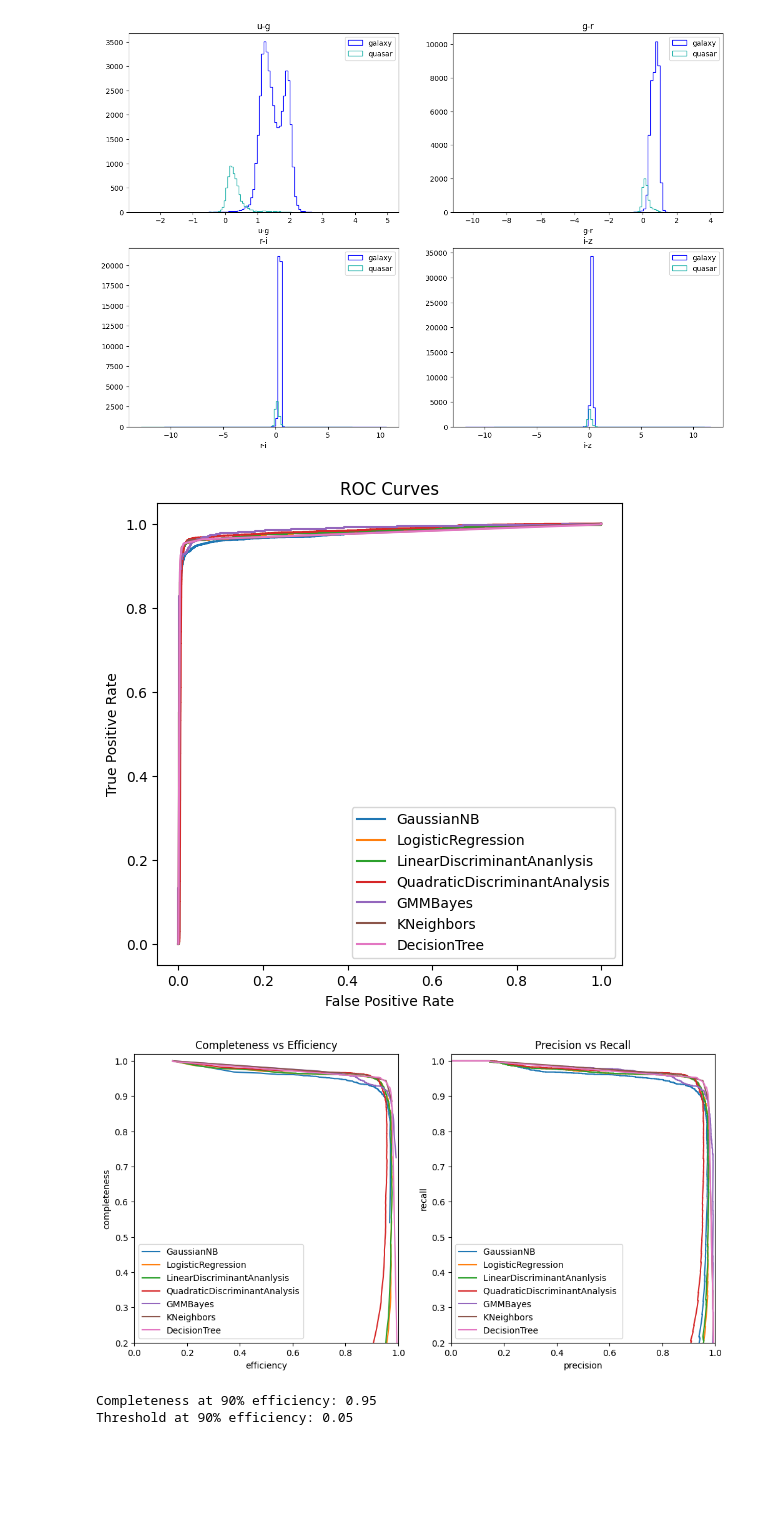
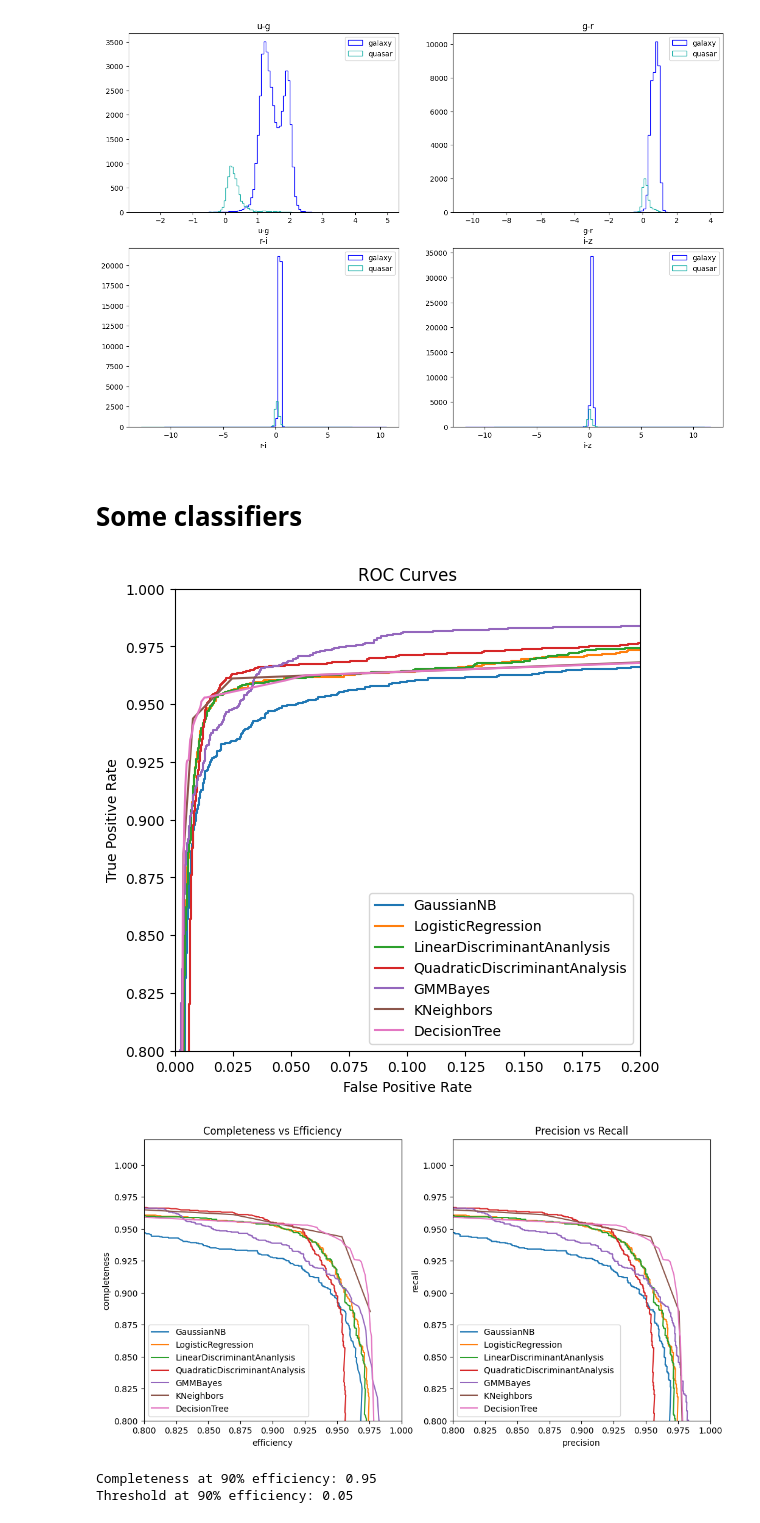
Before and after one commit to malvibellotti/astrostatistics_bicocca_2024, a Jupyter notebook: working/lecture_19_galaxy_quasars.ipynb, the cells around one changed output. Drawn from its saved outputs; the diff is of its cells as text; code cells hidden in the pictures; blank space fills up the shorter version.

```diff
--- a/working/lecture_19_galaxy_quasars.ipynb
+++ b/working/lecture_19_galaxy_quasars.ipynb
@@ -94,0 +65,8 @@ fig.colorbar(scatter, ax=axes, orientation='horizontal', fraction=0.02, pad=0.04
+# %%
+u = data['u']
+g = data['g']
+r = data['r']
+i = data['i']
+z = data['z']
+
+class_ = data['class']
@@ -124,22 +128,3 @@ print(X.shape, y.shape)
 # %% [output]
 [0.43537 1.76946 1.73268 ... 0.20103 0.186   0.09355]
 (200000,) (50000,)
-# %%
-fig, axes = plt.subplots(3, 2, figsize=(15, 15))
-
-# List of color combinations
-color_combinations = [
-    (u_g, g_r, 'u-g', 'g-r'),
-    (u_g, r_i, 'u-g', 'r-i'),
-    (u_g, i_z, 'u-g', 'i-z'),
-    (g_r, r_i, 'g-r', 'r-i'),
-    (g_r, i_z, 'g-r', 'i-z'),
-    (r_i, i_z, 'r-i', 'i-z')
-]
-
-# Plot each combination
-for ax, (x, y, xlabel, ylabel) in zip(axes.flatten(), color_combinations):
-    ax.scatter(x, y, c=data['class'], cmap='winter', s=10)
-    ax.set_xlabel(xlabel)
-    ax.set_ylabel(ylabel)
-    ax.set_title(f'{xlabel} vs {ylabel}')
@@ -166,6 +149,8 @@ for ax, (label, color_diff) in zip(axes.flatten(), color_diffs.items()):
     ax.legend()
 # %% [output]
 [figure]
+# %% [markdown]
+# Some classifiers
 # %%
 X = np.vstack([u_g, g_r, r_i, i_z]).T
 X_train, X_test, y_train, y_test = train_test_split(X, y, test_size=0.3, random_state=42)
@@ -182,7 +167,7 @@ classifiers = {
 }
 
 fig1 = plt.figure(figsize=(6, 6))
-ax1 = fig1.add_subplot(111)  # Single plot for ROC in the center
+ax1 = fig1.add_subplot(111)
 
 fig2, (ax2, ax3) = plt.subplots(1, 2, figsize=(12, 6))
 
@@ -193,7 +178,6 @@ for name, clf in classifiers.items():
     clf.fit(X_train, y_train)
     y_prob = clf.predict_proba(X_test)[:, 1]
 
-    # Calculate ROC curve
     fpr, tpr, thresh = roc_curve(y_test, y_prob)
     precision, recall, thresh2 = precision_recall_curve(y_test, y_prob)
     # add (0, 0) as first point
@@ -206,41 +190,41 @@ for name, clf in classifiers.items():
 
     # Plot ROC curve
     ax1.plot(fpr, tpr, label=f'{name}')
 
     comp = np.zeros_like(thresholds)
     cont = np.zeros_like(thresholds)
     for i, t in enumerate(thresholds):
         y_pred = (y_prob >= t)
         comp[i], cont[i] = completeness_contamination(y_pred, y_test)
     ax2.plot(1 - cont, comp,label=f'{name}' )
 
     ax3.plot(precision, recall, label=f'{name} ')
 
-#plt.plot([0, 1], [0, 1], 'k--')  # Diagonal line for random classifier
 ax1.set_xlabel('False Positive Rate')
 ax1.set_ylabel('True Positive Rate')
 ax1.set_title('ROC Curves')
 ax1.legend(loc='lower right')
-
+ax1.set_ylim(0.8, 1)
+ax1.set_xlim(0, 0.2)
 
 ax2.set_xlabel('efficiency')
 ax2.set_ylabel('completeness')
-ax2.set_xlim(0, 1.0)
-ax2.set_ylim(0.2, 1.02)
+ax2.set_xlim(0.8, 1)
+ax2.set_ylim(0.8, 1.02)
 ax2.legend(loc='lower left')
 ax2.set_title('Completeness vs Efficiency')
 
 ax3.set_xlabel('precision')
 ax3.set_ylabel('recall')
-ax3.set_xlim(0, 1.0)
-ax3.set_ylim(0.2, 1.02)
+ax3.set_xlim(0.8, 1.0)
+ax3.set_ylim(0.8, 1.02)
 ax3.legend(loc='lower left')
 ax3.set_title('Precision vs Recall')
 
 plt.show()
 # %% [output]
-[figure, old version]
+[figure, new version]
-[figure, old version]
+[figure, new version]
 # %%
 eff = 1-cont
 
```
Also changed, not shown: parts of 14 cells of this notebook, 2 other files.
